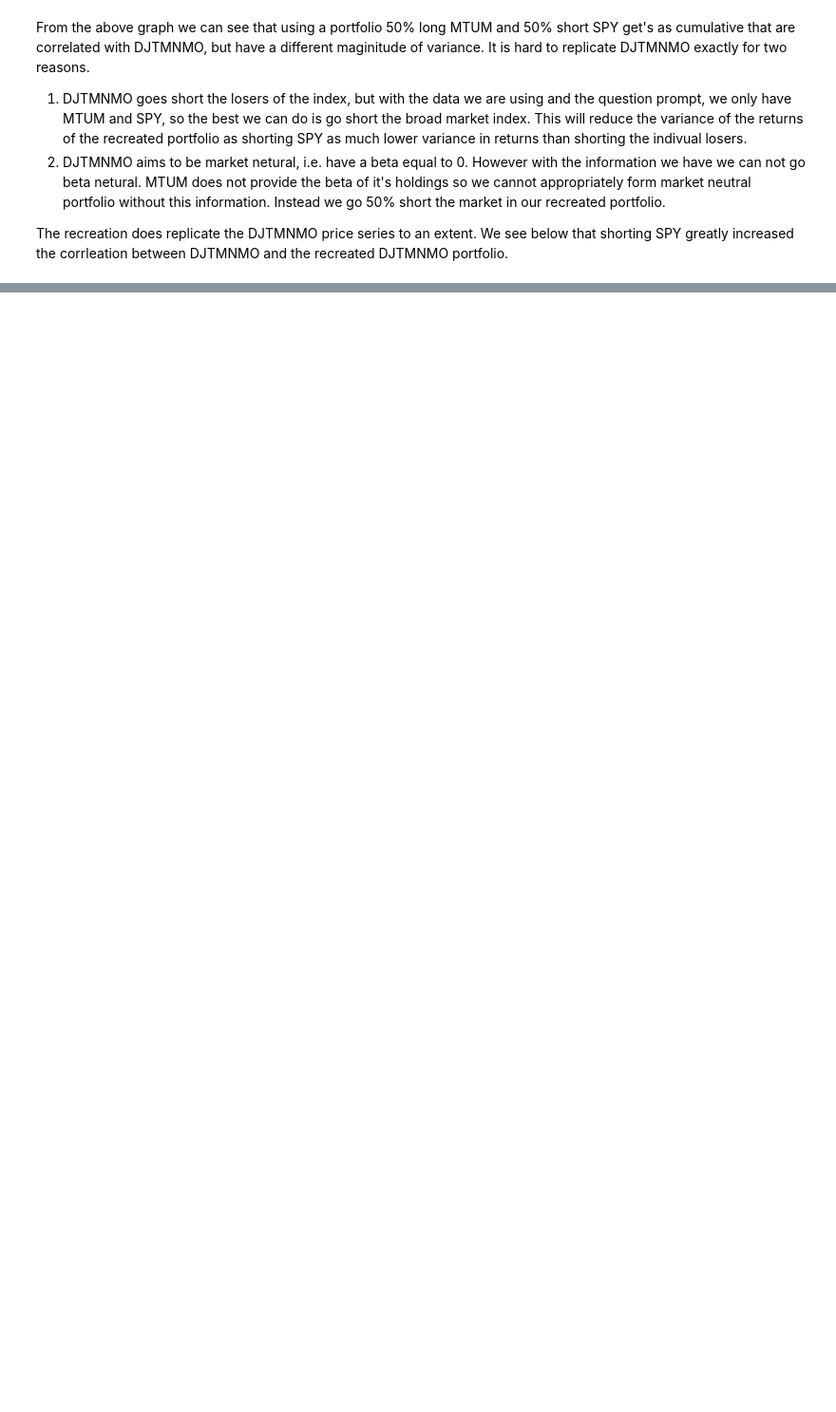
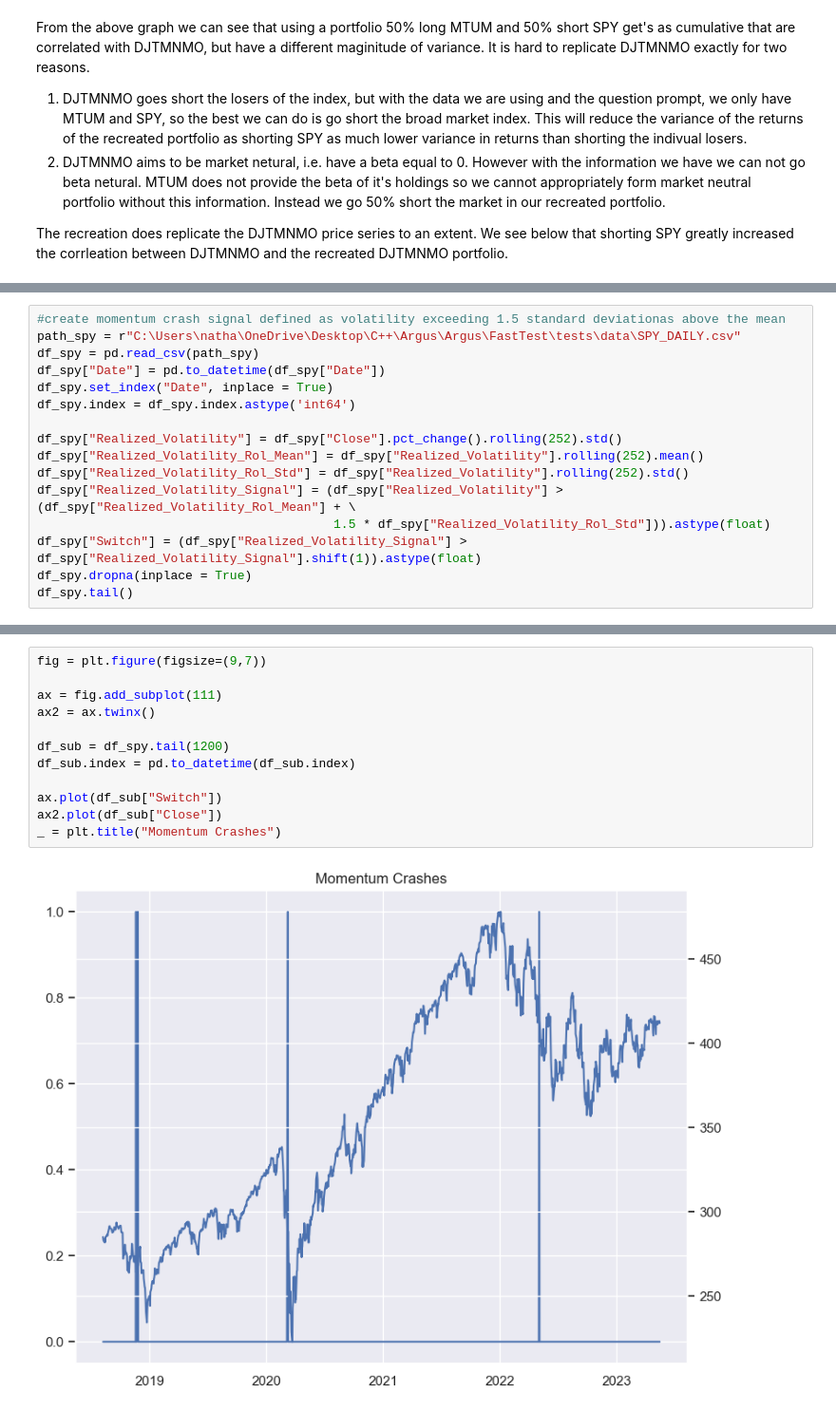
Before and after one commit to ntorm1/Argus, a Jupyter notebook: Argus/FastTest/examples/Momentum.ipynb, the cells around one changed output, grey strips where cells are left out. Shown: that part at 95% size. Saved outputs shown, nothing was run; the diff lists cells and outputs as text; blank space fills up the shorter version.

```diff
--- a/Argus/FastTest/examples/Momentum.ipynb
+++ b/Argus/FastTest/examples/Momentum.ipynb
@@ -163,0 +175,16 @@ df.tail()
+# %%
+#create momentum crash signal defined as volatility exceeding 1.5 standard deviationas above the mean
+path_spy = r"C:\Users\natha\OneDrive\Desktop\C++\Argus\Argus\FastTest\tests\data\SPY_DAILY.csv"
+df_spy = pd.read_csv(path_spy)
+df_spy["Date"] = pd.to_datetime(df_spy["Date"])
+df_spy.set_index("Date", inplace = True)
+df_spy.index = df_spy.index.astype('int64')
+
+df_spy["Realized_Volatility"] = df_spy["Close"].pct_change().rolling(252).std()
+df_spy["Realized_Volatility_Rol_Mean"] = df_spy["Realized_Volatility"].rolling(252).mean()
+df_spy["Realized_Volatility_Rol_Std"] = df_spy["Realized_Volatility"].rolling(252).std()
+df_spy["Realized_Volatility_Signal"] = (df_spy["Realized_Volatility"] > (df_spy["Realized_Volatility_Rol_Mean"] + \
+                                        1.5 * df_spy["Realized_Volatility_Rol_Std"])).astype(float)
+df_spy["Switch"] = (df_spy["Realized_Volatility_Signal"] > df_spy["Realized_Volatility_Signal"].shift(1)).astype(float)
+df_spy.dropna(inplace = True)
+df_spy.tail()
@@ -163,0 +199,14 @@ df.tail()
+# %%
+fig = plt.figure(figsize=(9,7))
+
+ax = fig.add_subplot(111)
+ax2 = ax.twinx()
+
+df_sub = df_spy.tail(1200)
+df_sub.index = pd.to_datetime(df_sub.index)
+
+ax.plot(df_sub["Switch"])
+ax2.plot(df_sub["Close"])
+_ = plt.title("Momentum Crashes")
+# %% [output]
+[figure, added]
```
Also changed, not shown: parts of 11 cells of this notebook, 12 other files.
